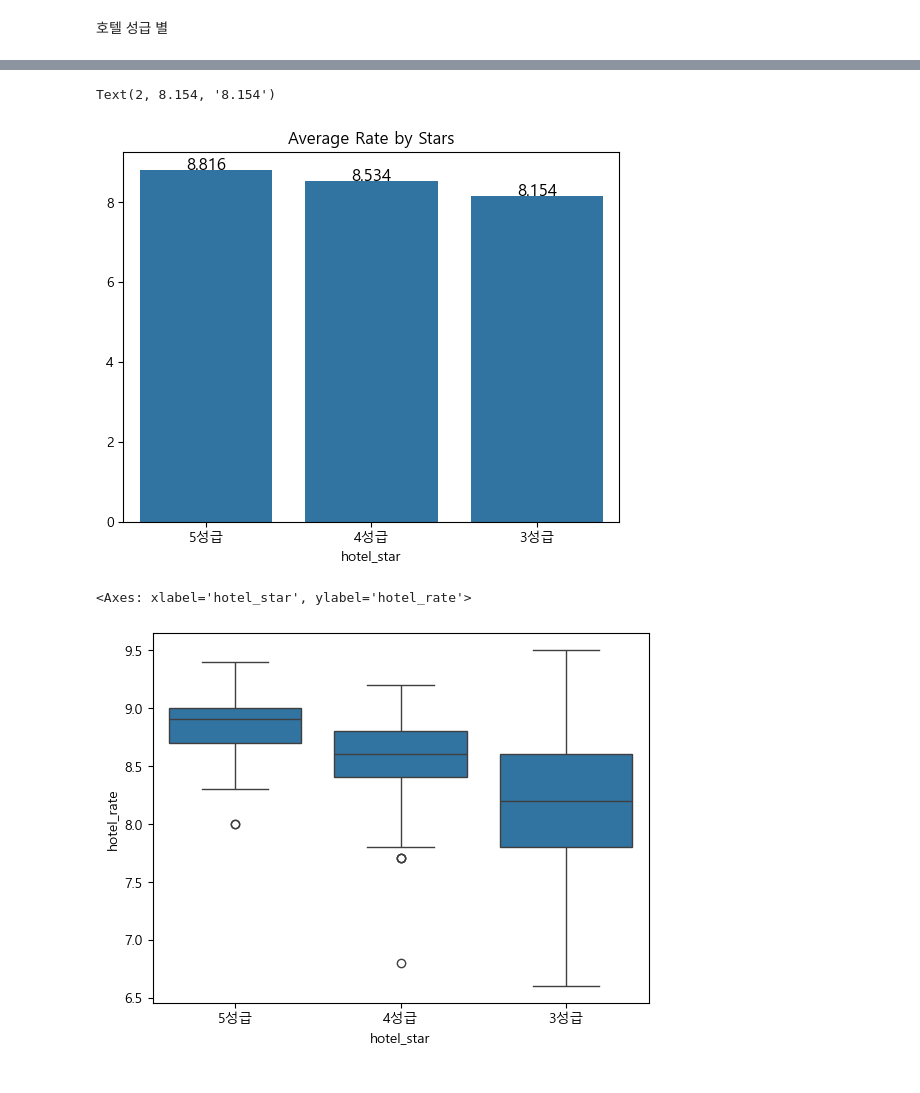
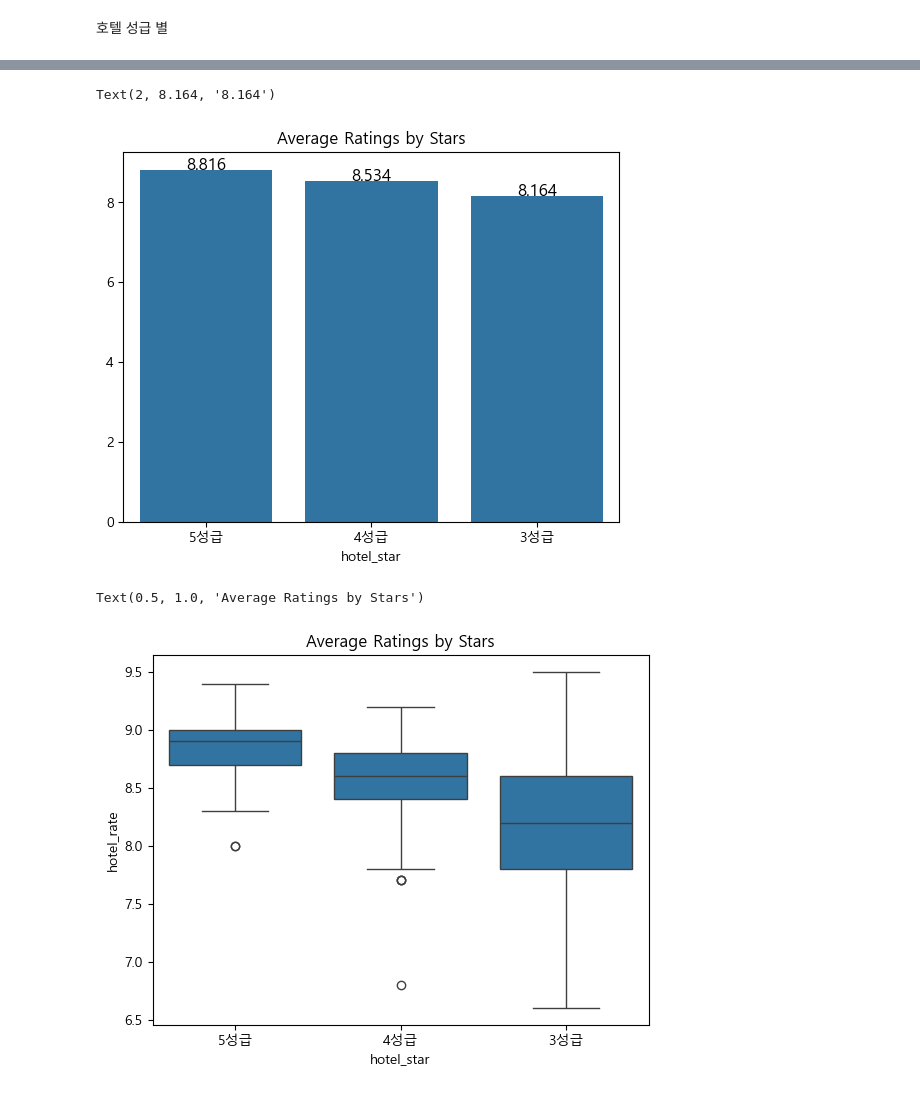
Before and after one commit to GRetriever/Data-Analysis-Project, a Jupyter notebook: Agoda/WebCrawling_2.ipynb, the cells around one changed output, grey strips where cells are left out. Drawn from its saved outputs; the diff is of its cells as text; code cells hidden in the pictures.

```diff
--- a/Agoda/WebCrawling_2.ipynb
+++ b/Agoda/WebCrawling_2.ipynb
@@ -541,6 +600,10 @@ hotel_3star_agoda_add['hotel_location'] = three_star_address['hotel_location']
 hotels = pd.concat([hotel_5star_agoda_add, hotel_4star_agoda_add, hotel_3star_agoda_add], ignore_index=True)
 # %%
 hotels.to_csv('./data/hotels.csv',index=False,encoding='utf-8')
-# %%
-hotels.at[162,'hotel_location'] = '서울특별시 용산구 한강대로 305'
-hotels.at[169,'hotel_location'] ='서울특별시 중구 동호로 354'
+# %%
+def remove_parentheses(hotel_name):
+    return re.sub(r'\([^)]*\)', '', hotel_name)
+
+hotels['hotel_name'] = hotels['hotel_name'].apply(remove_parentheses)
+
+hotels["hotel_name"].iloc[3] = hotels["hotel_name"].iloc[3].rstrip(")").strip()
@@ -547,2 +617,2 @@ hotels.at[169,'hotel_location'] ='서울특별시 중구 동호로 354'
 # %%
-hotels = hotels.drop(271,axis=0)
+hotels = hotels.drop(['Unnamed: 0'],axis=1)
@@ -592,26 +658,29 @@ Text(2, 144, '144')
 # %%
+# 6번
 mean = hotels.groupby('hotel_star')['hotel_rate'].mean().sort_values(ascending=False)
 
 sns.barplot(
     x = mean.index,
     y = mean.values
 )
-plt.title('Average Rate by Stars')
+plt.title('Average Ratings by Stars')
 plt.text(0,8.816,8.816,fontsize=12,ha='center')
 plt.text(1,8.534,8.534,fontsize=12,ha='center')
-plt.text(2,8.154,8.154,fontsize=12,ha='center')
+plt.text(2,8.164,8.164,fontsize=12,ha='center')
 # %% [output]
-Text(2, 8.154, '8.154')
+Text(2, 8.164, '8.164')
-[figure, old version]
+[figure, new version]
 # %%
+# 7번
 sns.boxplot(
     data = hotels,
     x = 'hotel_star',
     y = 'hotel_rate'
 )
+plt.title('Average Ratings by Stars')
 # %% [output]
-<Axes: xlabel='hotel_star', ylabel='hotel_rate'>
+Text(0.5, 1.0, 'Average Ratings by Stars')
-[figure, old version]
+[figure, new version]
 # %%
 hotels['gu'] = hotels['hotel_location'].str.split(' ', expand=True)[1]
 # %%
```
Also changed, not shown: parts of 39 cells of this notebook, 7 other files.
